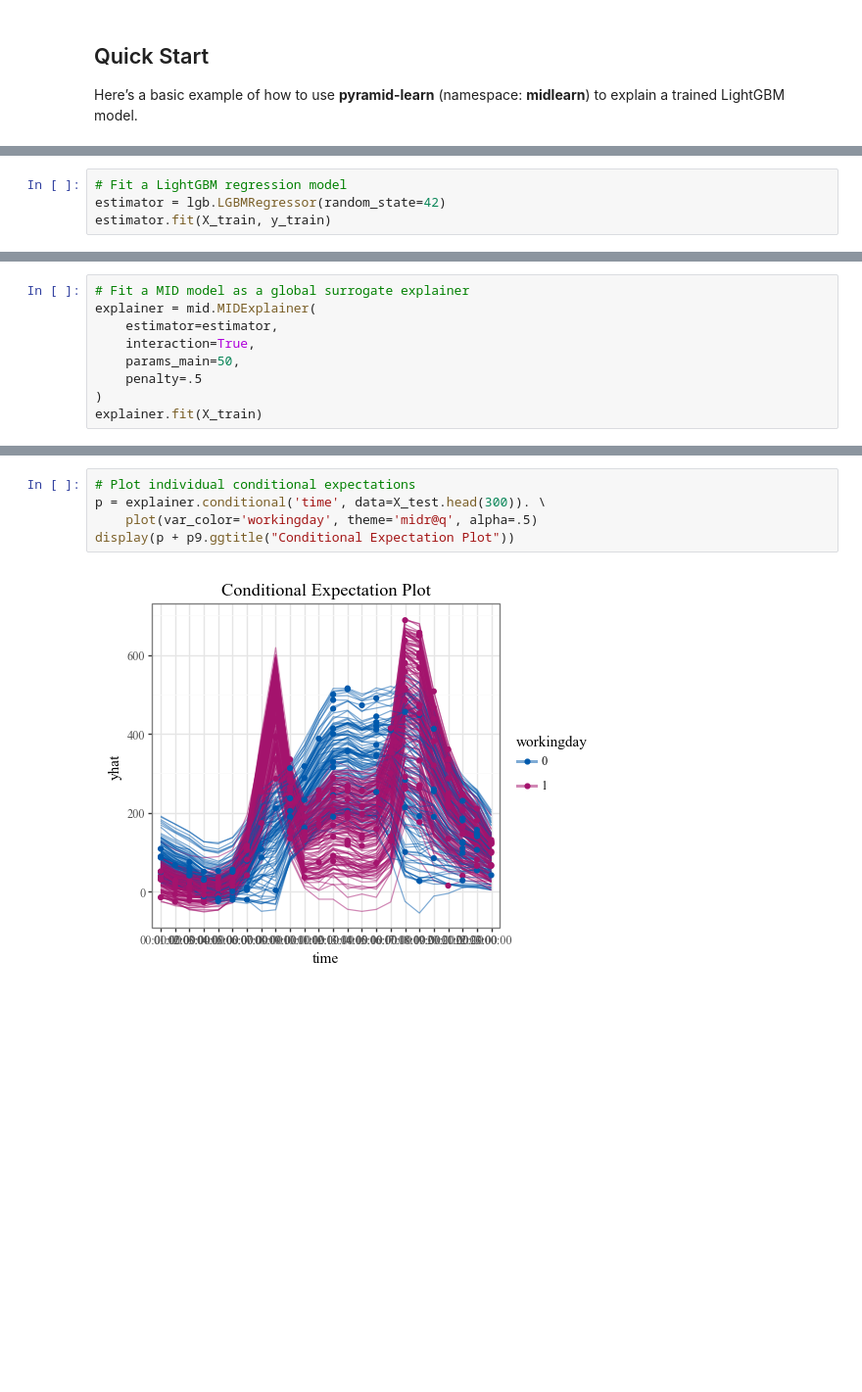
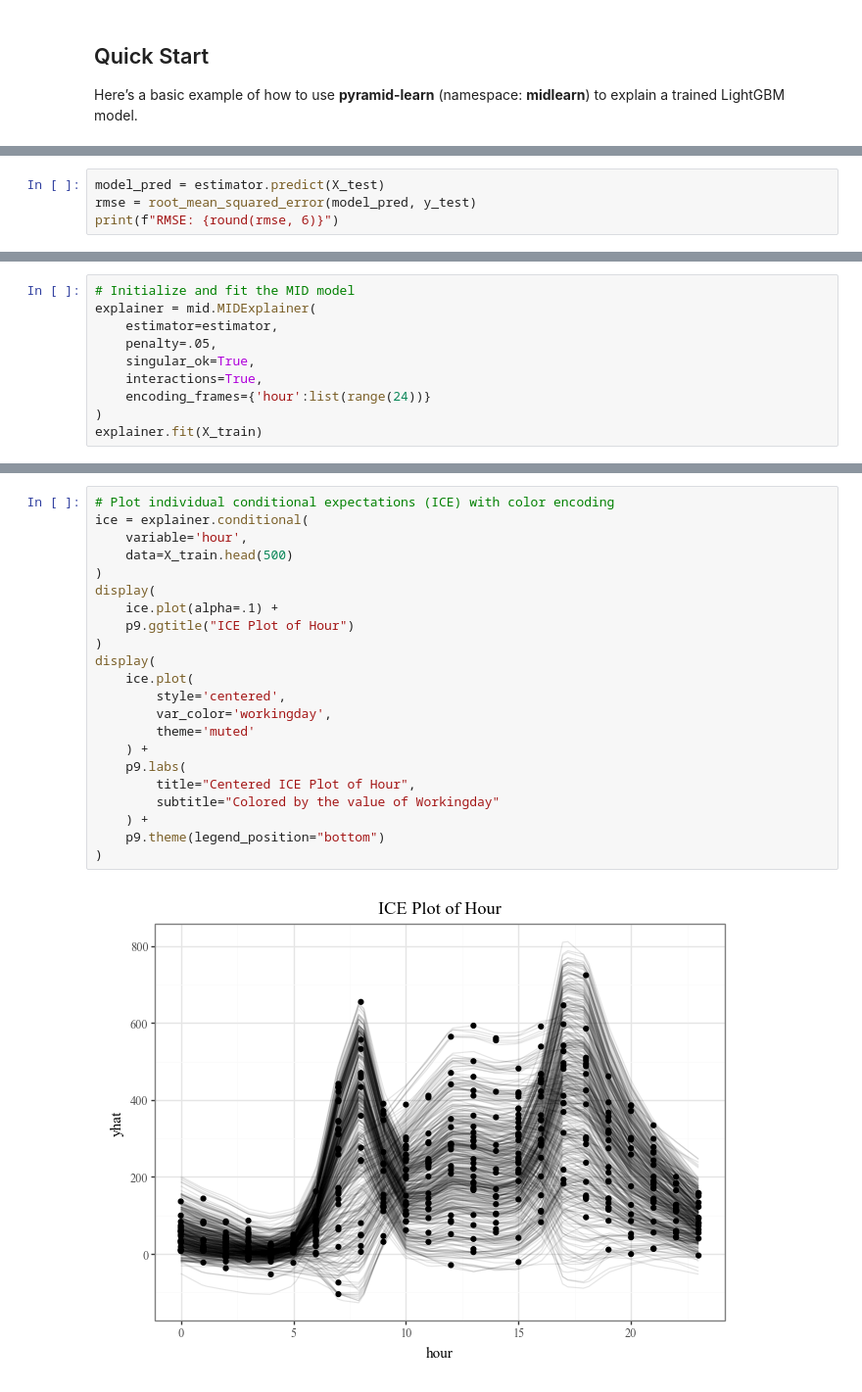
Before and after one commit to ryo-asashi/pyramid-learn, a Jupyter notebook: README.ipynb, the cells around one changed output, grey strips where cells are left out. Shown: that part at 98% size. Drawn from its saved outputs; the diff is of its cells as text; blank space fills up the shorter version.

```diff
--- a/README.ipynb
+++ b/README.ipynb
@@ -75,5 +87,5 @@ print(pd.concat([X_train.head(), y_train.head()], axis=1).to_markdown(index=Fals
 # %%
-# Fit a LightGBM regression model
-estimator = lgb.LGBMRegressor(random_state=42)
-estimator.fit(X_train, y_train)
+model_pred = estimator.predict(X_test)
+rmse = root_mean_squared_error(model_pred, y_test)
+print(f"RMSE: {round(rmse, 6)}")
 # %% [output]
@@ -89,10 +96,11 @@ LGBMRegressor(random_state=42)
 # %%
-# Fit a MID model as a global surrogate explainer
+# Initialize and fit the MID model
 explainer = mid.MIDExplainer(
     estimator=estimator,
-    interaction=True,
-    params_main=50,
-    penalty=.5
+    penalty=.05,
+    singular_ok=True,
+    interactions=True,
+    encoding_frames={'hour':list(range(24))}
 )
 explainer.fit(X_train)
 # %% [output]
@@ -172,7 +197,24 @@ for i in range(3):
 # %%
-# Plot individual conditional expectations
-p = explainer.conditional('time', data=X_test.head(300)). \
-    plot(var_color='workingday', theme='midr@q', alpha=.5)
-display(p + p9.ggtitle("Conditional Expectation Plot"))
+# Plot individual conditional expectations (ICE) with color encoding
+ice = explainer.conditional(
+    variable='hour',
+    data=X_train.head(500)
+)
+display(
+    ice.plot(alpha=.1) +
+    p9.ggtitle("ICE Plot of Hour")
+)
+display(
+    ice.plot(
+        style='centered',
+        var_color='workingday',
+        theme='muted'
+    ) +
+    p9.labs(
+        title="Centered ICE Plot of Hour",
+        subtitle="Colored by the value of Workingday"
+    ) +
+    p9.theme(legend_position="bottom")
+)
 # %% [output]
-[figure, old version]
+[figure, new version]
```
Also changed, not shown: parts of 16 cells of this notebook, 21 other files.
